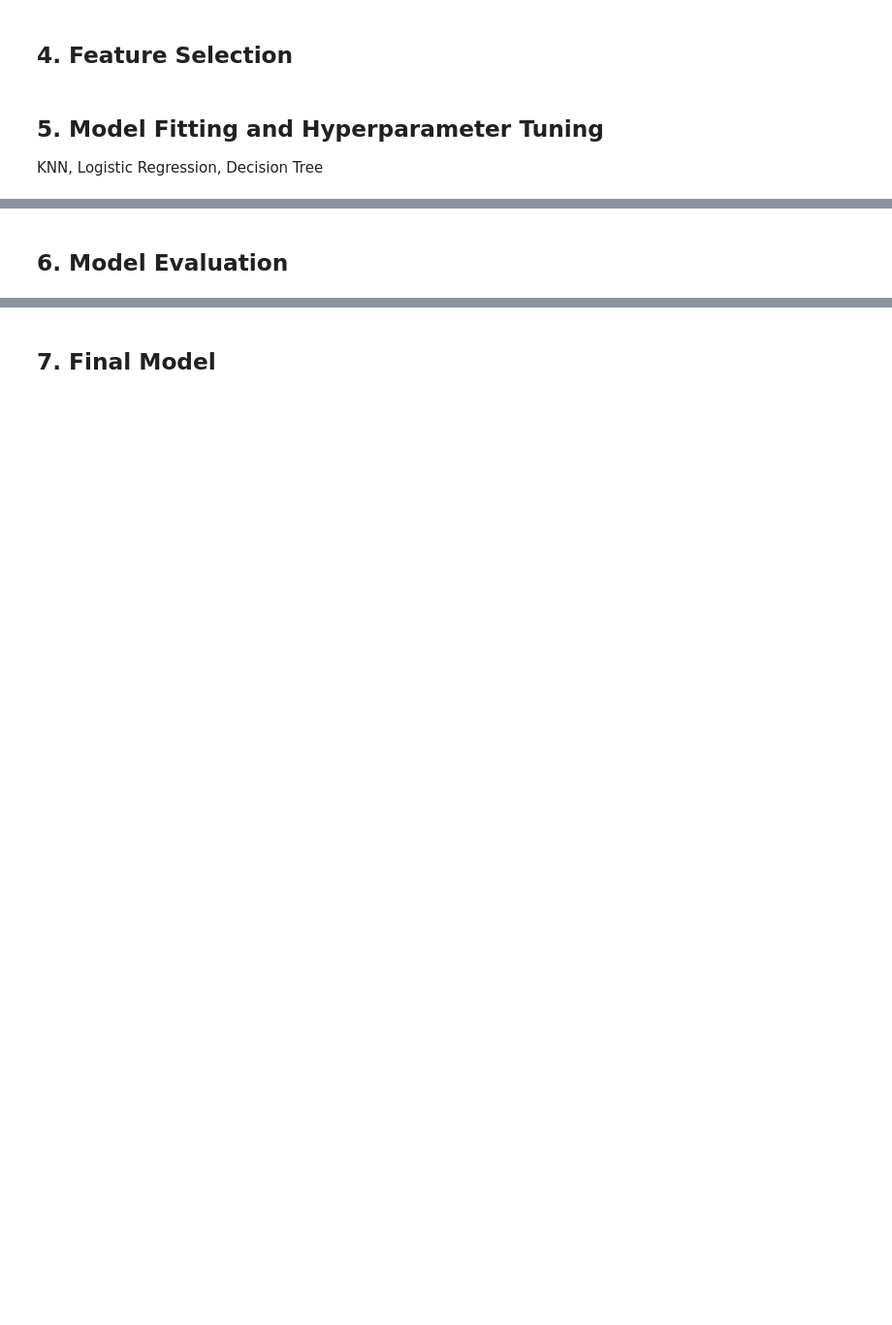
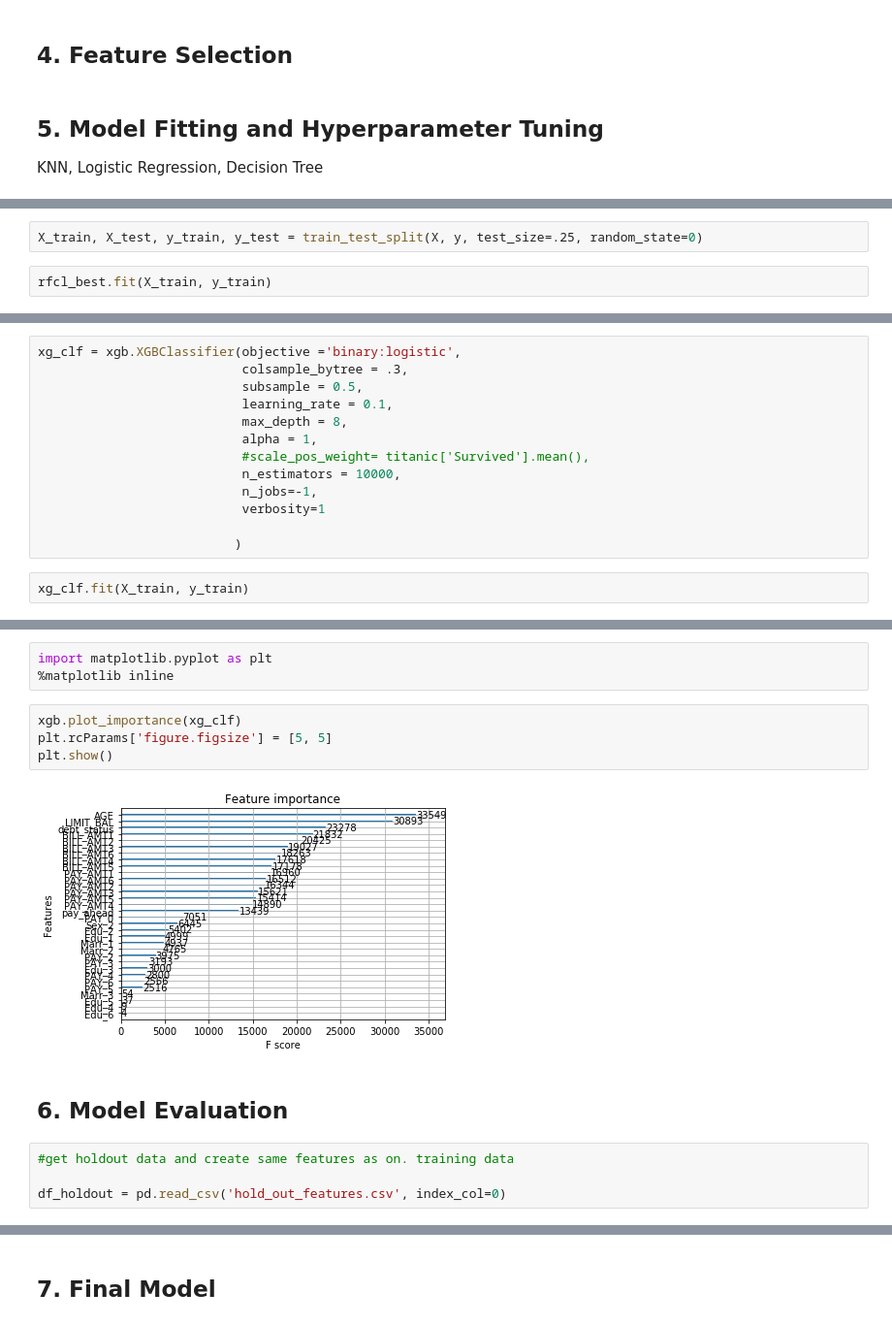
Before and after one commit to jacksonbull87/nyc-mhtn-ds-010620-lectures, a Jupyter notebook: week-9/classification-assessment/classification-assessment.ipynb, the cells around one changed output, grey strips where cells are left out. Shown at 97% size. Drawn from its saved outputs; the diff is of its cells as text; blank space fills up the shorter version.

```diff
--- a/week-9/classification-assessment/classification-assessment.ipynb
+++ b/week-9/classification-assessment/classification-assessment.ipynb
@@ -138,0 +469,4 @@ KNN, Logistic Regression, Decision Tree
+# %%
+X_train, X_test, y_train, y_test = train_test_split(X, y, test_size=.25, random_state=0)
+# %%
+rfcl_best.fit(X_train, y_train)
@@ -138,0 +506,15 @@ KNN, Logistic Regression, Decision Tree
+# %%
+xg_clf = xgb.XGBClassifier(objective ='binary:logistic',
+                           colsample_bytree = .3,
+                           subsample = 0.5,
+                           learning_rate = 0.1,
+                           max_depth = 8,
+                           alpha = 1,
+                           #scale_pos_weight= titanic['Survived'].mean(),
+                           n_estimators = 10000,
+                           n_jobs=-1,
+                           verbosity=1
+
+                          )
+# %%
+xg_clf.fit(X_train, y_train)
@@ -139,2 +586,15 @@ KNN, Logistic Regression, Decision Tree
+# %%
+import matplotlib.pyplot as plt
+%matplotlib inline
+# %%
+xgb.plot_importance(xg_clf)
+plt.rcParams['figure.figsize'] = [5, 5]
+plt.show()
+# %% [output]
+[figure, added]
 # %% [markdown]
 ## 6. Model Evaluation
+# %%
+#get holdout data and create same features as on. training data
+
+df_holdout = pd.read_csv('hold_out_features.csv', index_col=0)
```
Also changed, not shown: parts of 104 cells of this notebook, 3 other files.
